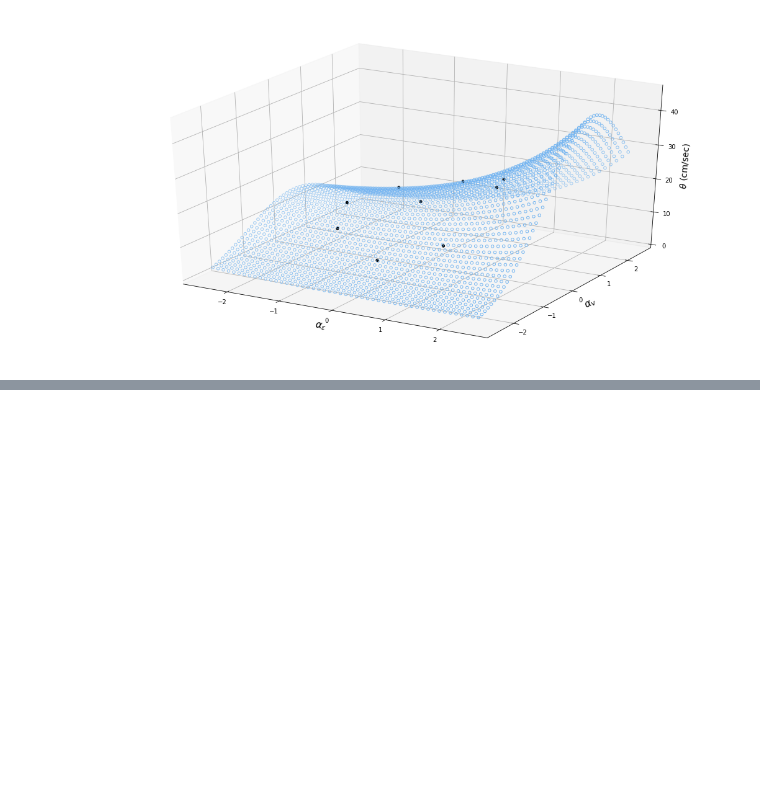
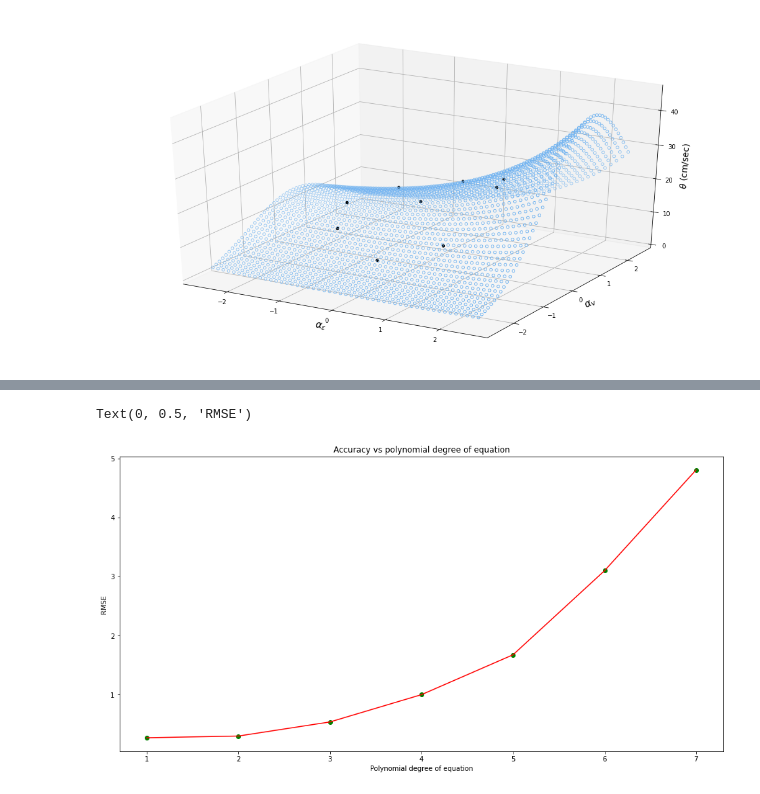
Before and after one commit to mtareqsoliman/msthesis, a Jupyter notebook: 9CCM_10202022.ipynb, the cells around one changed output, grey strips where cells are left out. Drawn from its saved outputs; the diff is of its cells as text; code cells hidden in the pictures; blank space fills up the shorter version.

```diff
--- a/9CCM_10202022.ipynb
+++ b/9CCM_10202022.ipynb
@@ -380,0 +494,31 @@ fig.show()
+# %%
+
+# -*- coding: utf-8 -*-
+
+
+number_degrees = [1,2,3,4,5,6,7]
+plt_mean_squared_error = []
+for degree in number_degrees:
+
+   poly_model = PolynomialFeatures(degree=degree)
+
+   poly_x_values = poly_model.fit_transform(x_values)
+   poly_model.fit(poly_x_values, y_values)
+
+   regression_model = LinearRegression()
+   regression_model.fit(poly_x_values, y_values)
+   test_poly_x =  poly_model.fit_transform(test_x)
+   test_y_pred = regression_model.predict(test_poly_x)
+
+   plt_mean_squared_error.append(mean_squared_error(test_y, test_y_pred, squared=False))
+
+fig,ax = plt.subplots(figsize=(16,8))
+
+ax.scatter(number_degrees,plt_mean_squared_error, color="green")
+ax.plot(number_degrees,plt_mean_squared_error, color="red")
+ax.set_title(r"Accuracy vs polynomial degree of equation")
+ax.set_xlabel(r"Polynomial degree of equation")
+ax.set_ylabel(r"RMSE")
+# %% [output]
+Text(0, 0.5, 'RMSE')
+[figure, added]
```
Also changed, not shown: parts of 7 cells of this notebook.
